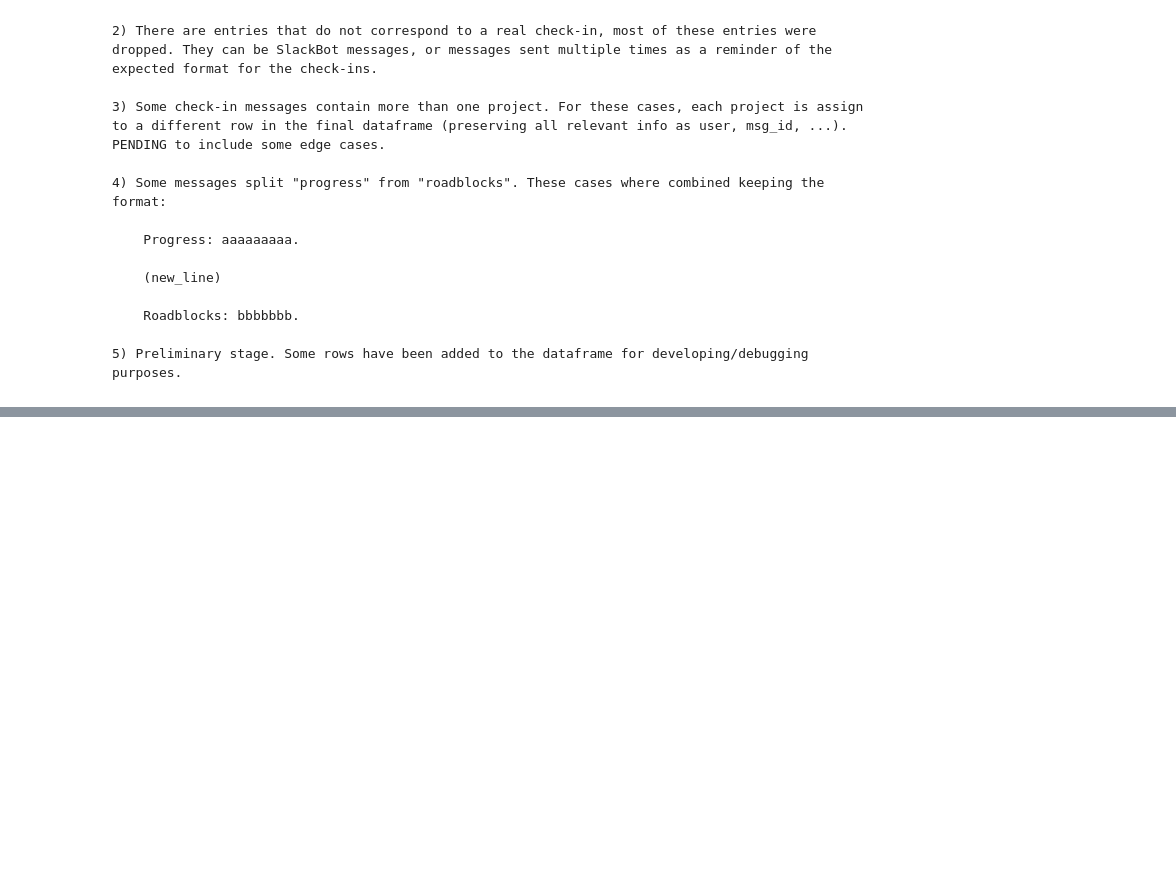
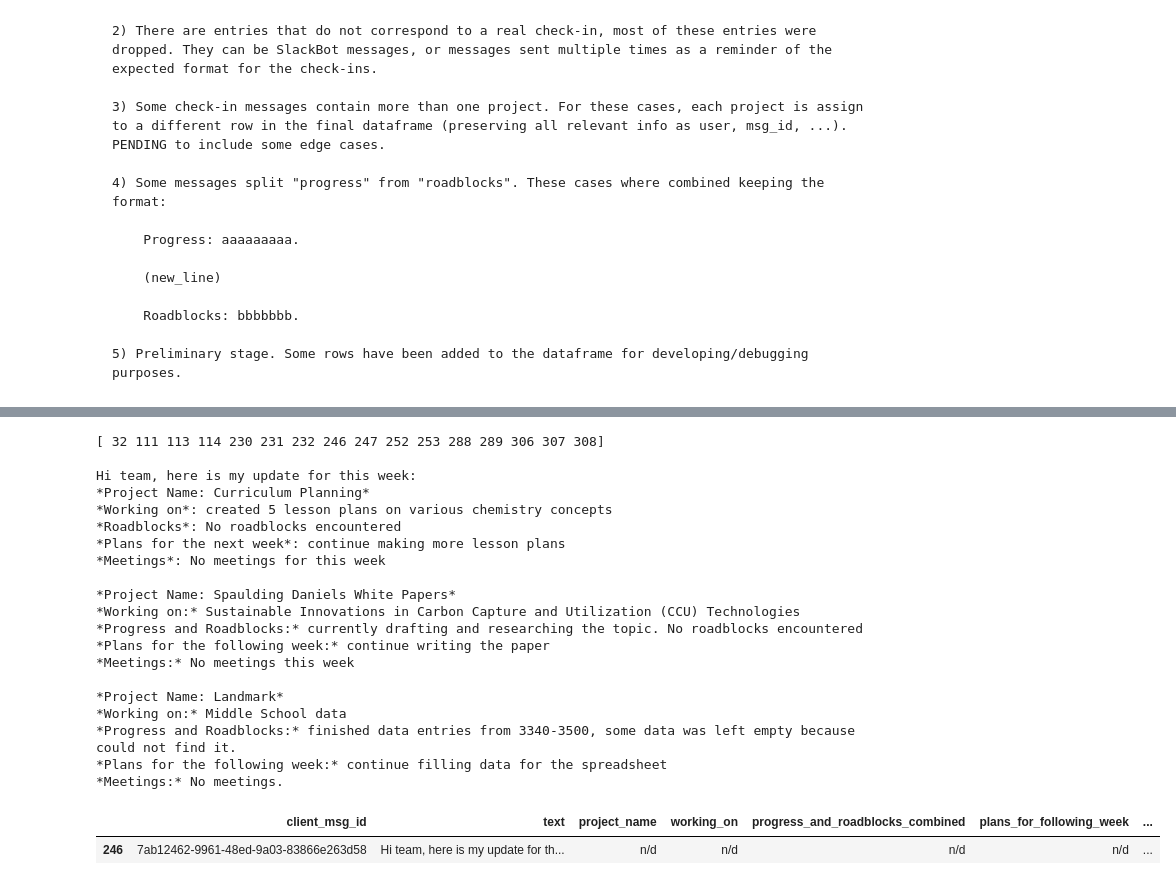
Before and after one commit to angelicads93/export_Slack, a Jupyter notebook: AG_Slack_weekly_reports.ipynb, the cells around one changed output, grey strips where cells are left out. Saved outputs shown, nothing was run; the diff lists cells and outputs as text; code cells hidden in the pictures; blank space fills up the shorter version.

```diff
--- a/AG_Slack_weekly_reports.ipynb
+++ b/AG_Slack_weekly_reports.ipynb
@@ -307,0 +519,44 @@ np.array(missmatch)
+# %%
+review_indices = []
+for i in range(len(df_out)):
+    review_i = False
+    for category_name in ['project_name', 'working_on', 'progress_and_roadblocks_combined', 'plans_for_following_week', 'meetings']:
+        if df_out.at[i,category_name]==missing_value:
+            review_i = True
+    if review_i == True:
+        review_indices.append(i)
+
+print(np.array(review_indices),'\n')
+
+ii = 246
+for i in range(len(df_out.at[ii, 'text'].splitlines())):
+    print(df_out.at[ii, 'text'].splitlines()[i])
+
+pd.DataFrame(df_out.iloc[ii]).T
+
+
+#32: uses '-', multiple_projects
+#111 >> mutiple projects (incomplete)
+# %% [output]
+[ 32 111 113 114 230 231 232 246 247 252 253 288 289 306 307 308]
+
+Hi team, here is my update for this week:
+*Project Name: Curriculum Planning*
+*Working on*: created 5 lesson plans on various chemistry concepts
+*Roadblocks*: No roadblocks encountered
+*Plans for the next week*: continue making more lesson plans
+*Meetings*: No meetings for this week
+
+*Project Name: Spaulding Daniels White Papers*
+*Working on:* Sustainable Innovations in Carbon Capture and Utilization (CCU) Technologies
+*Progress and Roadblocks:* currently drafting and researching the topic. No roadblocks encountered
+*Plans for the following week:* continue writing the paper
+*Meetings:* No meetings this week
+
+*Project Name: Landmark*
+*Working on:* Middle School data
+*Progress and Roadblocks:* finished data entries from 3340-3500, some data was left empty because could not find it.
+*Plans for the following week:* continue filling data for the spreadsheet
+*Meetings:* No meetings.
+|  | client_msg_id | text | project_name | working_on | progress_and_roadblocks_combined | plans_for_following_week | ... |
+| 246 | 7ab12462-9961-48ed-9a03-83866e263d58 | Hi team, here is my update for th... | n/d | n/d | n/d | n/d | ... |
```
Also changed, not shown: parts of 13 cells of this notebook.
